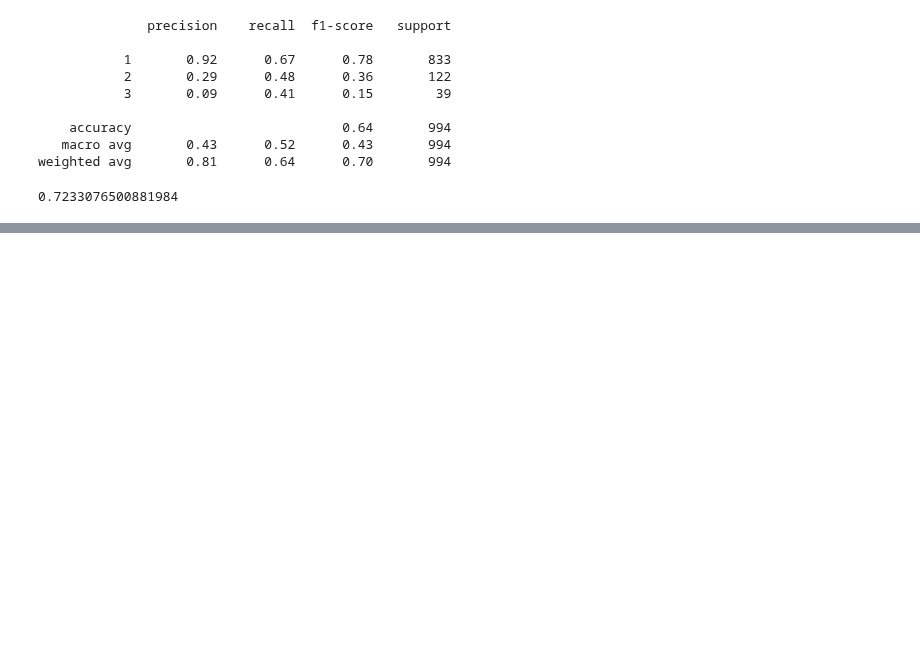
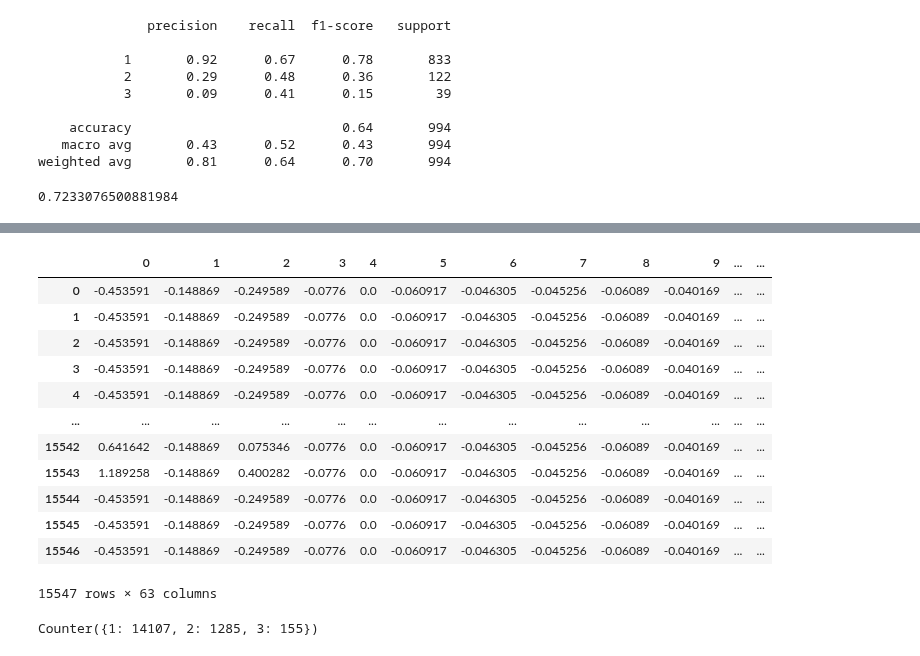
Before and after one commit to ProyectoDeGrado-2023-20/PG, a Jupyter notebook: Ideas/Models/Random Forest.ipynb, the cells around one changed output, grey strips where cells are left out. Cells and saved outputs as stored; diff of their text form; code cells hidden in the pictures; blank space fills up the shorter version.

```diff
--- a/Ideas/Models/Random Forest.ipynb
+++ b/Ideas/Models/Random Forest.ipynb
@@ -348,0 +353,2 @@ roc_auc_score(y_test, clf_rf.predict_proba(X_test_scaled), multi_class='ovo')
+# %%
+X_new = df[list(df.columns)[3:]].copy()
@@ -348,0 +371,18 @@ roc_auc_score(y_test, clf_rf.predict_proba(X_test_scaled), multi_class='ovo')
+# %%
+X_new_scaled = scaler.transform(X_new)
+# %%
+pd.DataFrame(X_new_scaled)
+# %% [output]
+|  | 0 | 1 | 2 | 3 | 4 | 5 | 6 | 7 | 8 | 9 | ... | ... |
+| 0 | -0.453591 | -0.148869 | -0.249589 | -0.0776 | 0.0 | -0.060917 | -0.046305 | -0.045256 | -0.06089 | -0.040169 | ... | ... |
+| 1 | -0.453591 | -0.148869 | -0.249589 | -0.0776 | 0.0 | -0.060917 | -0.046305 | -0.045256 | -0.06089 | -0.040169 | ... | ... |
+| 2 | -0.453591 | -0.148869 | -0.249589 | -0.0776 | 0.0 | -0.060917 | -0.046305 | -0.045256 | -0.06089 | -0.040169 | ... | ... |
+| 3 | -0.453591 | -0.148869 | -0.249589 | -0.0776 | 0.0 | -0.060917 | -0.046305 | -0.045256 | -0.06089 | -0.040169 | ... | ... |
+| 4 | -0.453591 | -0.148869 | -0.249589 | -0.0776 | 0.0 | -0.060917 | -0.046305 | -0.045256 | -0.06089 | -0.040169 | ... | ... |
+| ... | ... | ... | ... | ... | ... | ... | ... | ... | ... | ... | ... | ... |
+| 15542 | 0.641642 | -0.148869 | 0.075346 | -0.0776 | 0.0 | -0.060917 | -0.046305 | -0.045256 | -0.06089 | -0.040169 | ... | ... |
+| 15543 | 1.189258 | -0.148869 | 0.400282 | -0.0776 | 0.0 | -0.060917 | -0.046305 | -0.045256 | -0.06089 | -0.040169 | ... | ... |
+| 15544 | -0.453591 | -0.148869 | -0.249589 | -0.0776 | 0.0 | -0.060917 | -0.046305 | -0.045256 | -0.06089 | -0.040169 | ... | ... |
+| 15545 | -0.453591 | -0.148869 | -0.249589 | -0.0776 | 0.0 | -0.060917 | -0.046305 | -0.045256 | -0.06089 | -0.040169 | ... | ... |
+| 15546 | -0.453591 | -0.148869 | -0.249589 | -0.0776 | 0.0 | -0.060917 | -0.046305 | -0.045256 | -0.06089 | -0.040169 | ... | ... |
+15547 rows × 63 columns
@@ -348,0 +391,4 @@ roc_auc_score(y_test, clf_rf.predict_proba(X_test_scaled), multi_class='ovo')
+# %%
+Counter(predictions)
+# %% [output]
+Counter({1: 14107, 2: 1285, 3: 155})
```
Also changed, not shown: parts of 8 cells of this notebook.
